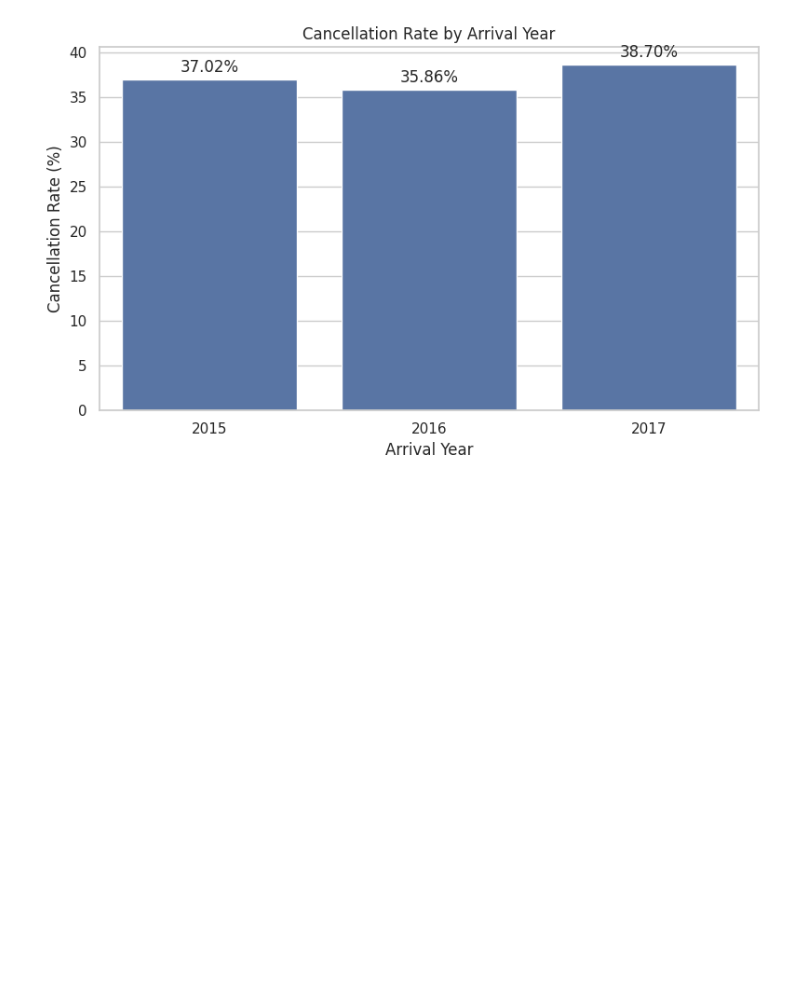
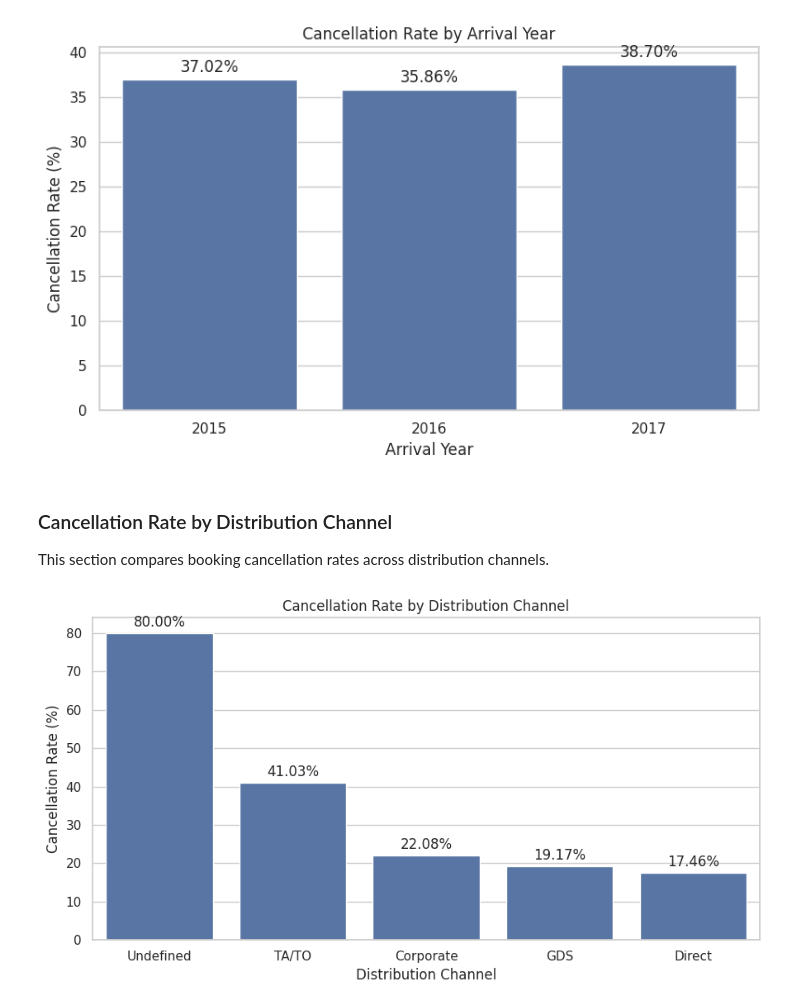
Before and after one commit to Battsengel2026124/ST_ML_C3_Hotel_Booking, a Jupyter notebook: Hotel_Booking_CA_3.ipynb, the cells around one changed output. Saved outputs shown, nothing was run; the diff lists cells and outputs as text; code cells hidden in the pictures; blank space fills up the shorter version.

```diff
--- a/Hotel_Booking_CA_3.ipynb
+++ b/Hotel_Booking_CA_3.ipynb
@@ -529,3 +529,40 @@ plt.tight_layout()
 plt.show()
 # %% [output]
 [figure]
+# %% [markdown]
+
+### Cancellation Rate by Distribution Channel
+This section compares booking cancellation rates across distribution channels.
+# %%
+# Calculating cancellation rates by distribution channel
+channel_cancellation = (
+    df.groupby("distribution_channel")["is_canceled"].mean() * 100
+).sort_values(ascending=False)
+
+# Counting bookings in each distribution channel
+channel_counts = df.groupby("distribution_channel")["is_canceled"].count()
+
+# Visualising cancellation rates by distribution channel
+plt.figure(figsize=(9, 5))
+ax = sns.barplot(
+    x=channel_cancellation.index,
+    y=channel_cancellation.values
+)
+
+# Displaying exact cancellation percentages on the bars
+for container in ax.containers:
+    ax.bar_label(container, fmt="%.2f%%", padding=3)
+
+plt.title("Cancellation Rate by Distribution Channel")
+plt.xlabel("Distribution Channel")
+plt.ylabel("Cancellation Rate (%)")
+plt.tight_layout()
+plt.show()
+
+# Displaying cancellation rates and booking counts
+channel_summary = pd.DataFrame({
+    "Booking Count": channel_counts,
+    "Cancellation Rate (%)": channel_cancellation
+})
+# %% [output]
+[figure, added]
```
Also changed, not shown: parts of 2 cells of this notebook.
